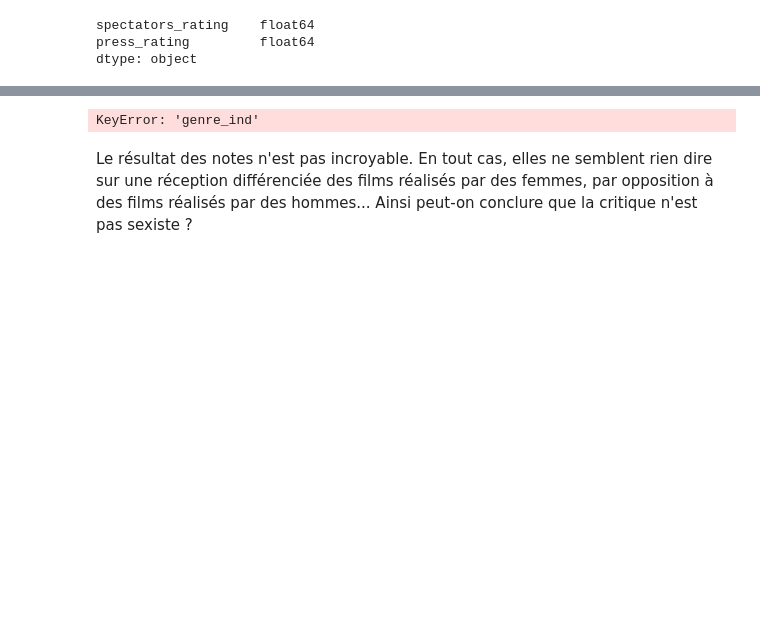
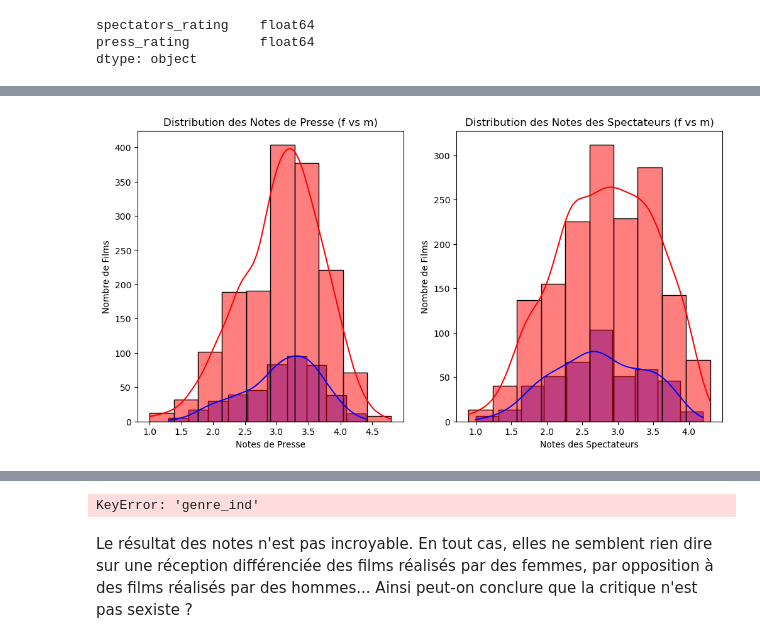
Before and after one commit to Clement-Dn/Projet_Cin-, a Jupyter notebook: Rapport_Projet_Cinema.ipynb, the cells around one changed output, grey strips where cells are left out. Cells and saved outputs as stored; diff of their text form; code cells hidden in the pictures; blank space fills up the shorter version.

```diff
--- a/Rapport_Projet_Cinema.ipynb
+++ b/Rapport_Projet_Cinema.ipynb
@@ -655,0 +614,5 @@ def graphique_genre_film(dataframe):
+# %%
+histogramme_categorie_de_film(base_cnc_agregee, "genre_ind", "f", "m")
+# + ajouter Anova
+# %% [output]
+[figure, added]
```
Also changed, not shown: parts of 21 cells of this notebook, 1 other file.
